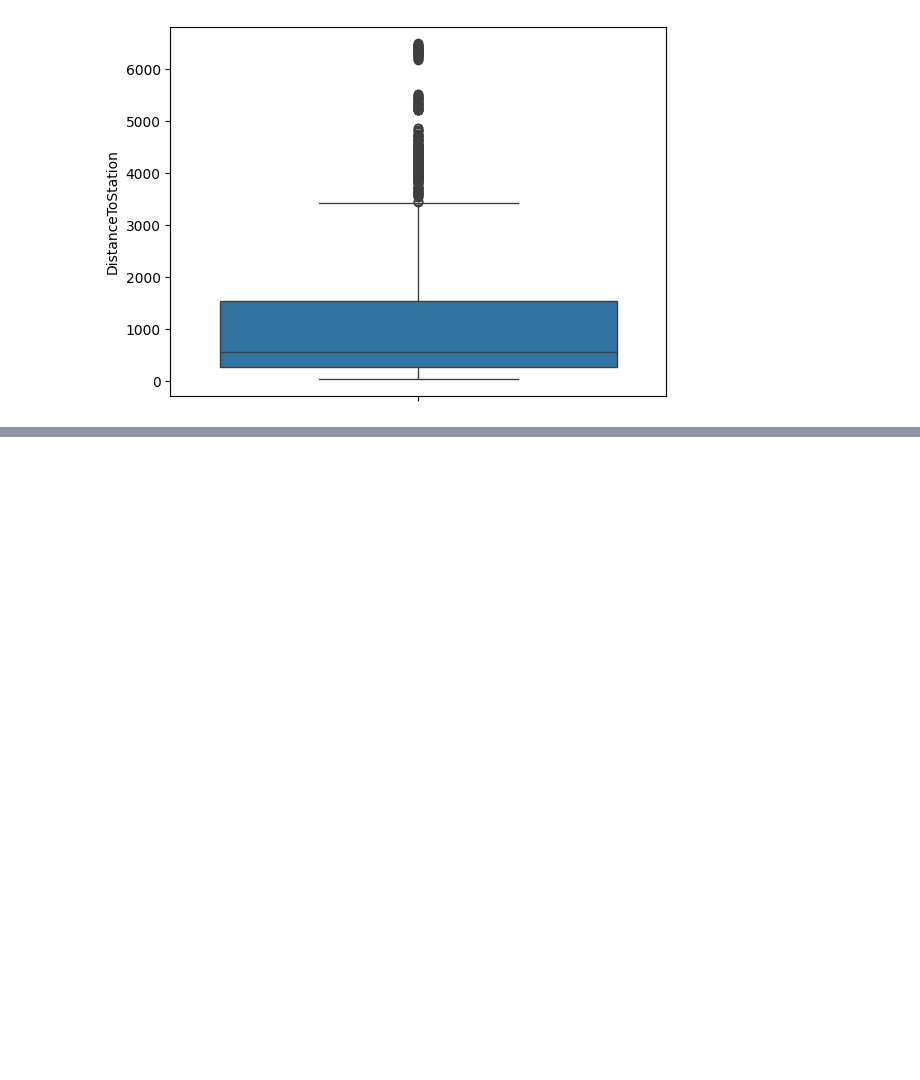
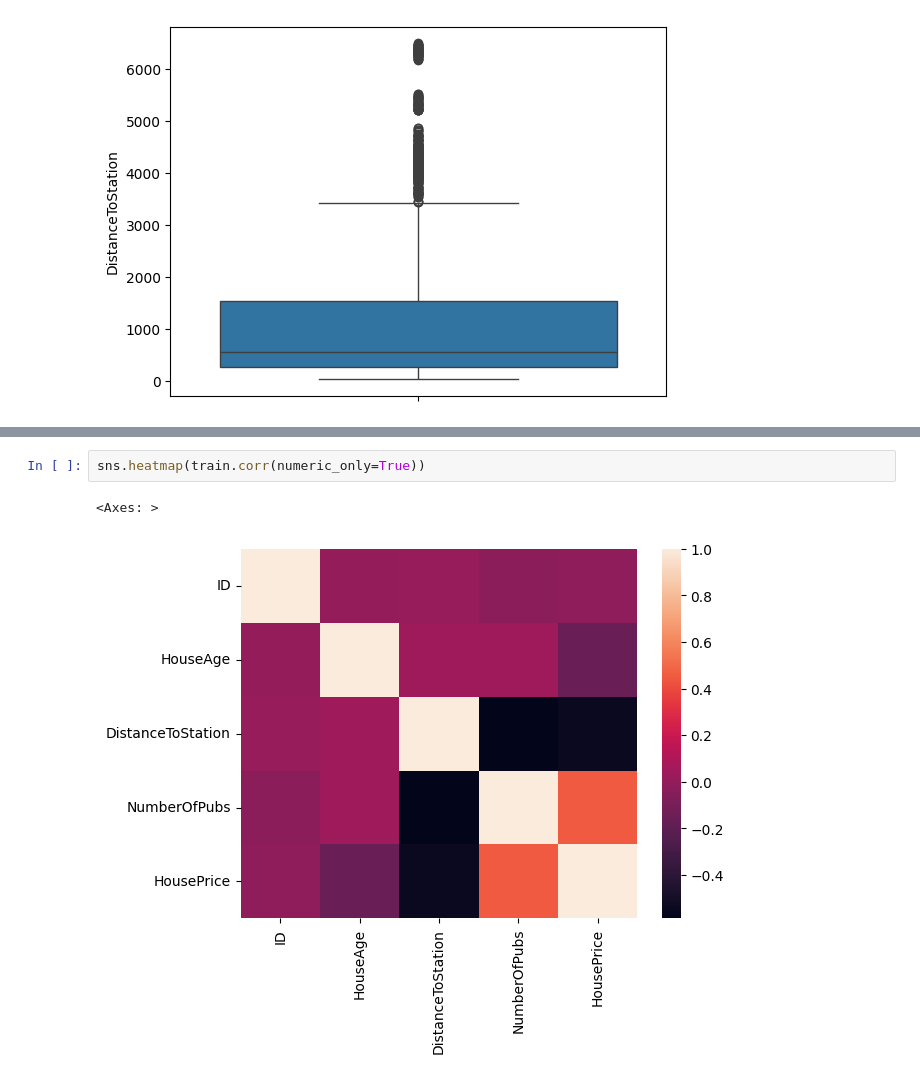
Before and after one commit to Kunal56377/Classes_program, a Jupyter notebook: Project/House Price prediction/regression.ipynb, the cells around one changed output, grey strips where cells are left out. Saved outputs shown, nothing was run; the diff lists cells and outputs as text; blank space fills up the shorter version.

```diff
--- a/Project/House Price prediction/regression.ipynb
+++ b/Project/House Price prediction/regression.ipynb
@@ -235,0 +279,5 @@ sns.boxplot(train['DistanceToStation'])
+# %%
+sns.heatmap(train.corr(numeric_only=True))
+# %% [output]
+<Axes: >
+[figure, added]
```
Also changed, not shown: parts of 19 cells of this notebook.
